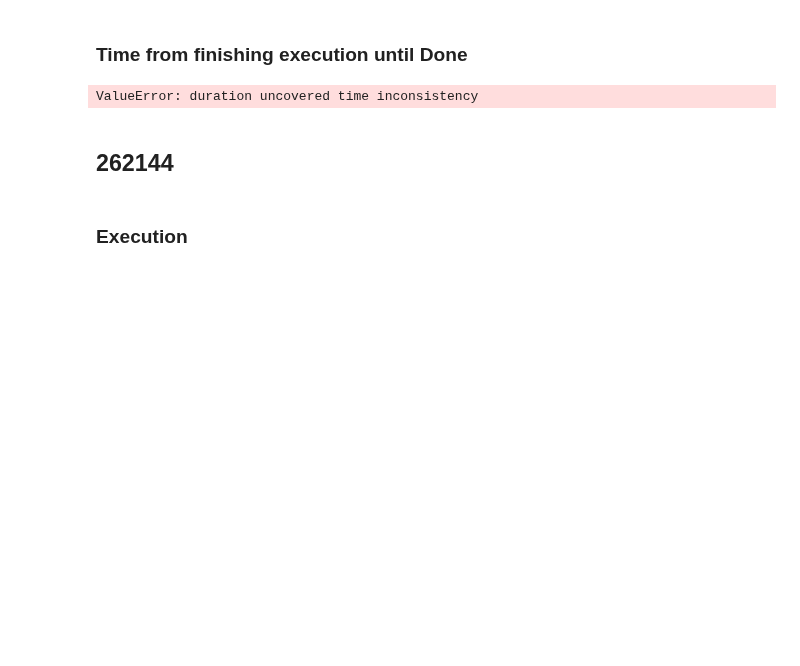
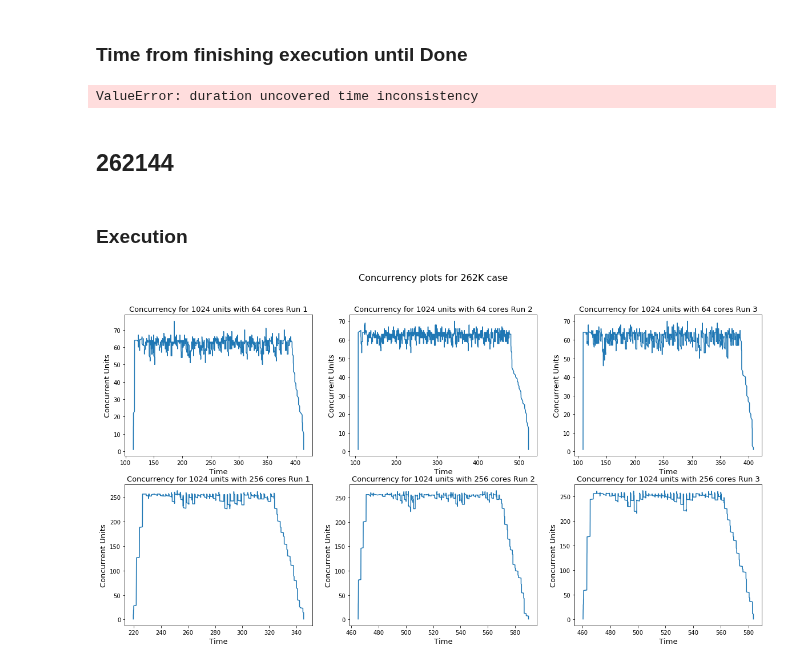
Before and after one commit to radical-experiments/midas_exps, a Jupyter notebook: leaflet-finder/LeafletFinderRP046.ipynb, the cells around one changed output. Saved outputs shown, nothing was run; the diff lists cells and outputs as text; code cells hidden in the pictures; blank space fills up the shorter version.

```diff
--- a/leaflet-finder/LeafletFinderRP046.ipynb
+++ b/leaflet-finder/LeafletFinderRP046.ipynb
@@ -831,0 +873,17 @@ ValueError: duration uncovered time inconsistency
+# %%
+fig,axis = plt.subplots(nrows=2,ncols=3)
+fig.set_size_inches(20,10)
+fig.suptitle('Concurrency plots for 262K case',fontsize=16)
+
+for i in range(6):
+
+    conc = concurrency[i]
+    x_axis = [point[0] for point in conc]
+    y_axis = [point[1] for point in conc]
+
+    axis[int(i>2),i%3].plot(x_axis,y_axis)
+    axis[int(i>2),i%3].set_xlabel('Time',fontsize=13)
+    axis[int(i>2),i%3].set_ylabel('Concurrent Units',fontsize=13)
+    axis[int(i>2),i%3].set_title('Concurrency for 1024 units with %d cores Run %d'%((256 if i>2 else 64),(i%3)+1),fontsize=13)
+# %% [output]
+[figure, added]
```
Also changed, not shown: parts of 8 cells of this notebook.
